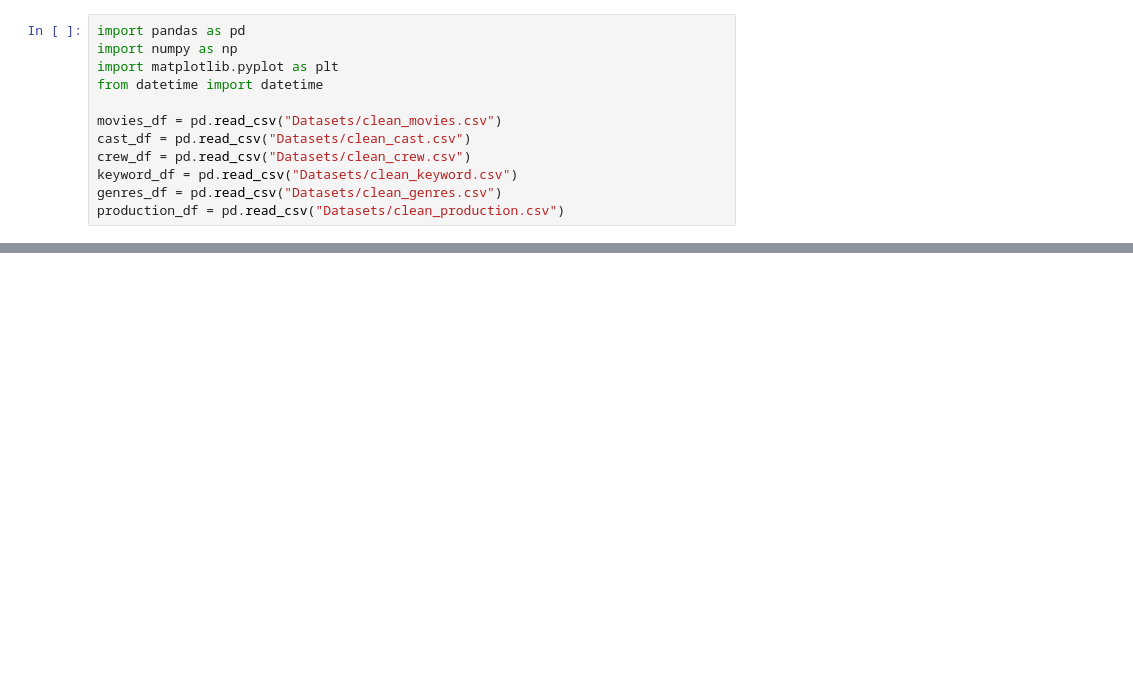
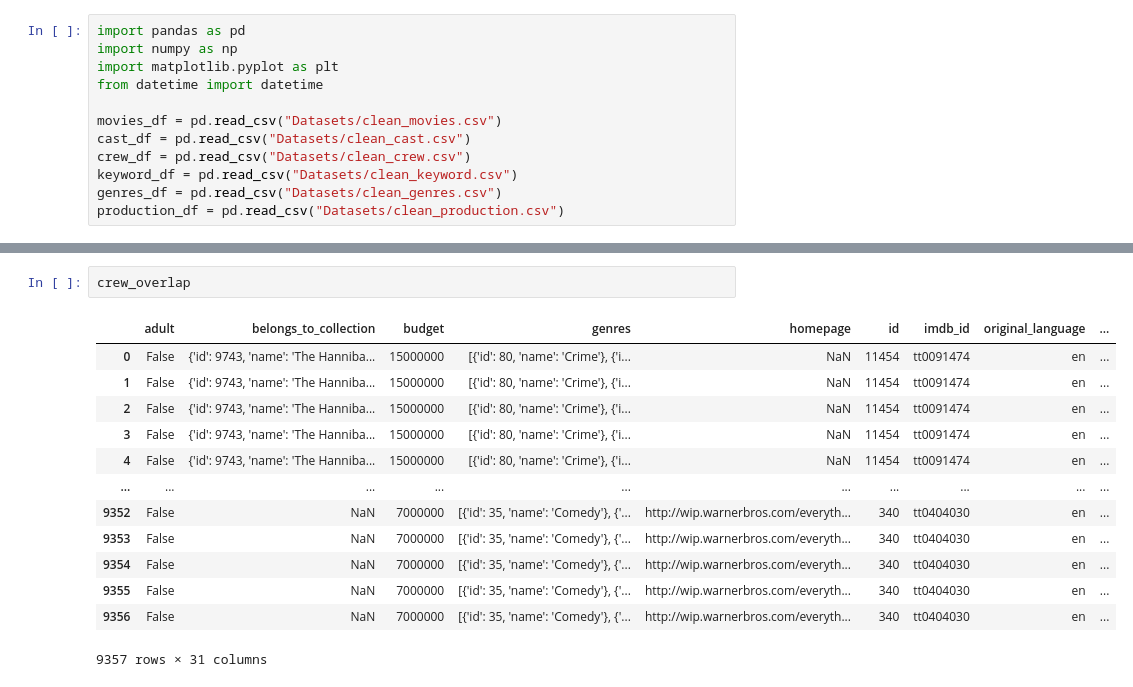
Before and after one commit to purdystuff/CSC8600_Final, a Jupyter notebook: Jupyter Notebooks/final_project_Donner.ipynb, the cells around one changed output, grey strips where cells are left out. Drawn from its saved outputs; the diff is of its cells as text; blank space fills up the shorter version.

```diff
--- a/Jupyter Notebooks/final_project_Donner.ipynb
+++ b/Jupyter Notebooks/final_project_Donner.ipynb
@@ -297,3 +328,19 @@ print(crew_overlap[['title', 'crew_name', 'job', 'department']])
+# %%
+crew_overlap
+# %% [output]
+|  | adult | belongs_to_collection | budget | genres | homepage | id | imdb_id | original_language | ... |
+| 0 | False | {'id': 9743, 'name': 'The Hanniba... | 15000000 | [{'id': 80, 'name': 'Crime'}, {'i... | NaN | 11454 | tt0091474 | en | ... |
+| 1 | False | {'id': 9743, 'name': 'The Hanniba... | 15000000 | [{'id': 80, 'name': 'Crime'}, {'i... | NaN | 11454 | tt0091474 | en | ... |
+| 2 | False | {'id': 9743, 'name': 'The Hanniba... | 15000000 | [{'id': 80, 'name': 'Crime'}, {'i... | NaN | 11454 | tt0091474 | en | ... |
+| 3 | False | {'id': 9743, 'name': 'The Hanniba... | 15000000 | [{'id': 80, 'name': 'Crime'}, {'i... | NaN | 11454 | tt0091474 | en | ... |
+| 4 | False | {'id': 9743, 'name': 'The Hanniba... | 15000000 | [{'id': 80, 'name': 'Crime'}, {'i... | NaN | 11454 | tt0091474 | en | ... |
+| ... | ... | ... | ... | ... | ... | ... | ... | ... | ... |
+| 9352 | False | NaN | 7000000 | [{'id': 35, 'name': 'Comedy'}, {'... | http://wip.warnerbros.com/everyth... | 340 | tt0404030 | en | ... |
+| 9353 | False | NaN | 7000000 | [{'id': 35, 'name': 'Comedy'}, {'... | http://wip.warnerbros.com/everyth... | 340 | tt0404030 | en | ... |
+| 9354 | False | NaN | 7000000 | [{'id': 35, 'name': 'Comedy'}, {'... | http://wip.warnerbros.com/everyth... | 340 | tt0404030 | en | ... |
+| 9355 | False | NaN | 7000000 | [{'id': 35, 'name': 'Comedy'}, {'... | http://wip.warnerbros.com/everyth... | 340 | tt0404030 | en | ... |
+| 9356 | False | NaN | 7000000 | [{'id': 35, 'name': 'Comedy'}, {'... | http://wip.warnerbros.com/everyth... | 340 | tt0404030 | en | ... |
+9357 rows × 31 columns
 # %%
 #Are any cast or crew involved in one or more flops?
 #I made sure to get unique values.  The same actor or crew member could have multiple jobs
```
Also changed, not shown: parts of 19 cells of this notebook, 3 other files.
